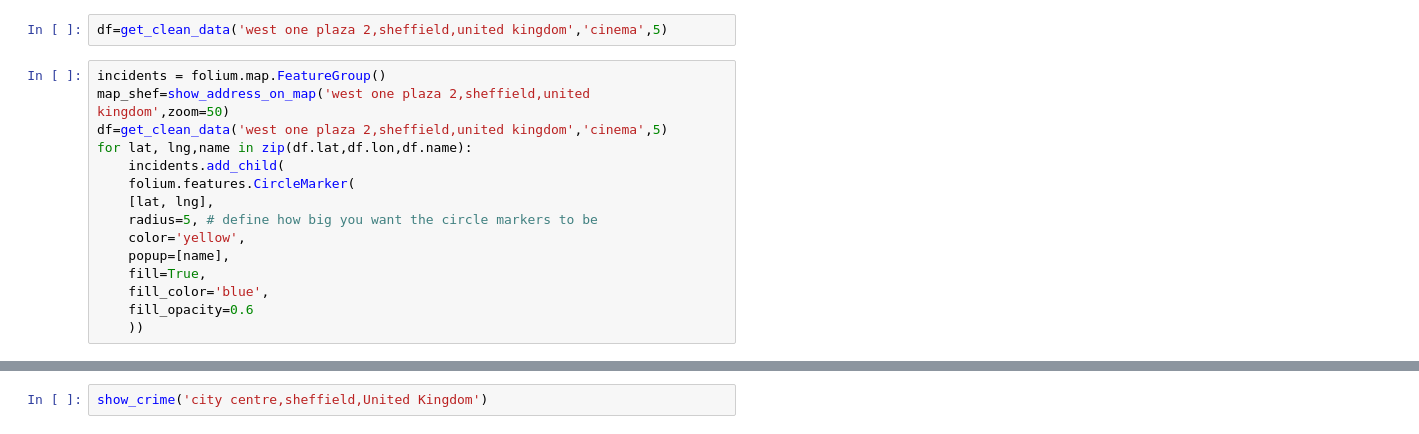
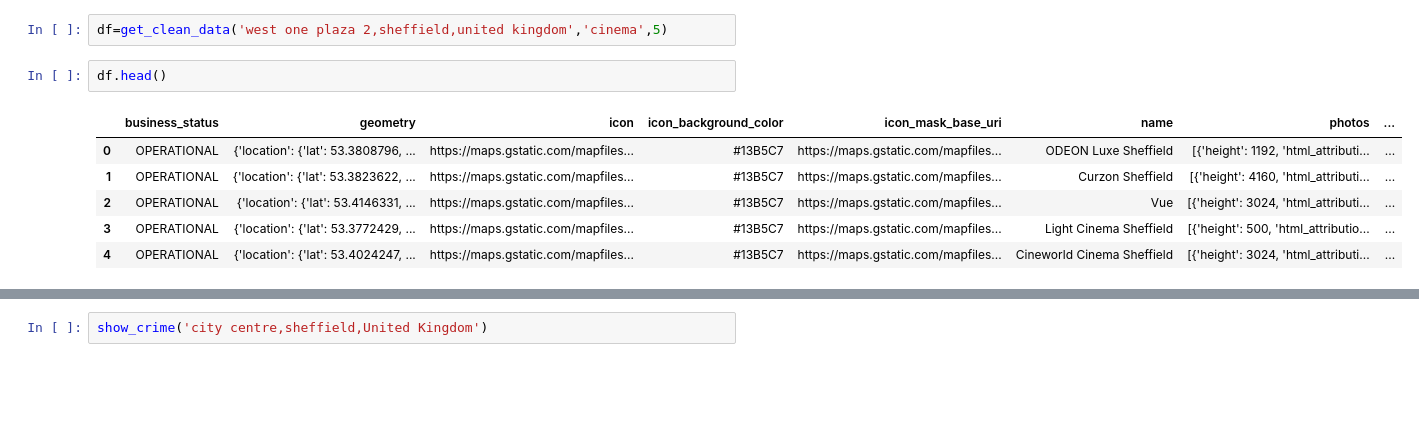
Before and after one commit to Aipeni/map_custom, a Jupyter notebook: Untitled.ipynb, the cells around one changed output, grey strips where cells are left out. Saved outputs shown, nothing was run; the diff lists cells and outputs as text; blank space fills up the shorter version.

```diff
--- a/Untitled.ipynb
+++ b/Untitled.ipynb
@@ -171,18 +172,12 @@ def get_clean_data(address,objective,radius):
     return df
 # %%
 df=get_clean_data('west one plaza 2,sheffield,united kingdom','cinema',5)
-# %%
-incidents = folium.map.FeatureGroup()
-map_shef=show_address_on_map('west one plaza 2,sheffield,united kingdom',zoom=50)
-df=get_clean_data('west one plaza 2,sheffield,united kingdom','cinema',5)
-for lat, lng,name in zip(df.lat,df.lon,df.name):
-    incidents.add_child(
-    folium.features.CircleMarker(
-    [lat, lng],
-    radius=5, # define how big you want the circle markers to be
-    color='yellow',
-    popup=[name],
-    fill=True,
-    fill_color='blue',
-    fill_opacity=0.6
-    ))
+# %%
+df.head()
+# %% [output]
+|  | business_status | geometry | icon | icon_background_color | icon_mask_base_uri | name | photos | ... |
+| 0 | OPERATIONAL | {'location': {'lat': 53.3808796, ... | https://maps.gstatic.com/mapfiles... | #13B5C7 | https://maps.gstatic.com/mapfiles... | ODEON Luxe Sheffield | [{'height': 1192, 'html_attributi... | ... |
+| 1 | OPERATIONAL | {'location': {'lat': 53.3823622, ... | https://maps.gstatic.com/mapfiles... | #13B5C7 | https://maps.gstatic.com/mapfiles... | Curzon Sheffield | [{'height': 4160, 'html_attributi... | ... |
+| 2 | OPERATIONAL | {'location': {'lat': 53.4146331, ... | https://maps.gstatic.com/mapfiles... | #13B5C7 | https://maps.gstatic.com/mapfiles... | Vue | [{'height': 3024, 'html_attributi... | ... |
+| 3 | OPERATIONAL | {'location': {'lat': 53.3772429, ... | https://maps.gstatic.com/mapfiles... | #13B5C7 | https://maps.gstatic.com/mapfiles... | Light Cinema Sheffield | [{'height': 500, 'html_attributio... | ... |
+| 4 | OPERATIONAL | {'location': {'lat': 53.4024247, ... | https://maps.gstatic.com/mapfiles... | #13B5C7 | https://maps.gstatic.com/mapfiles... | Cineworld Cinema Sheffield | [{'height': 3024, 'html_attributi... | ... |
```
Also changed, not shown: parts of 5 cells of this notebook.
